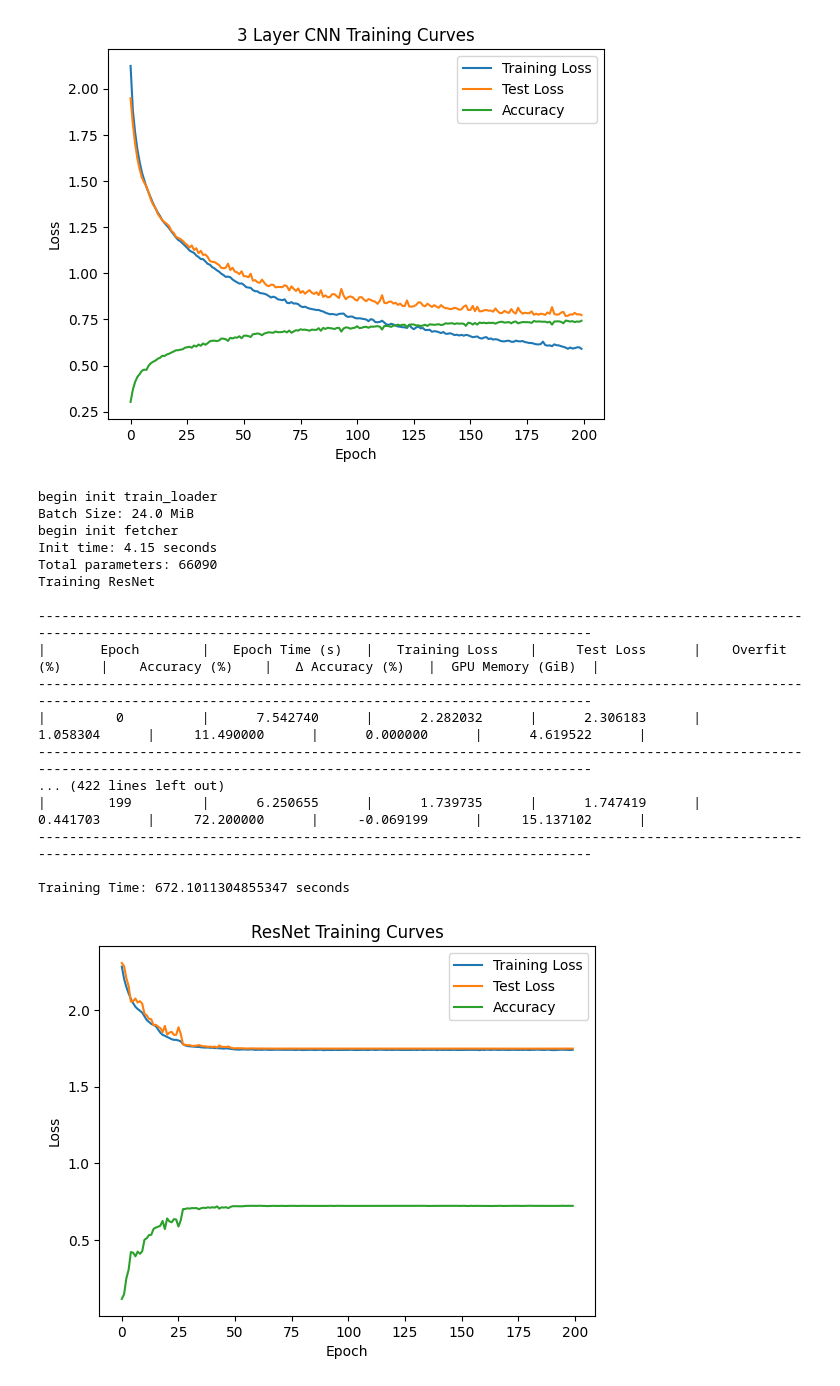
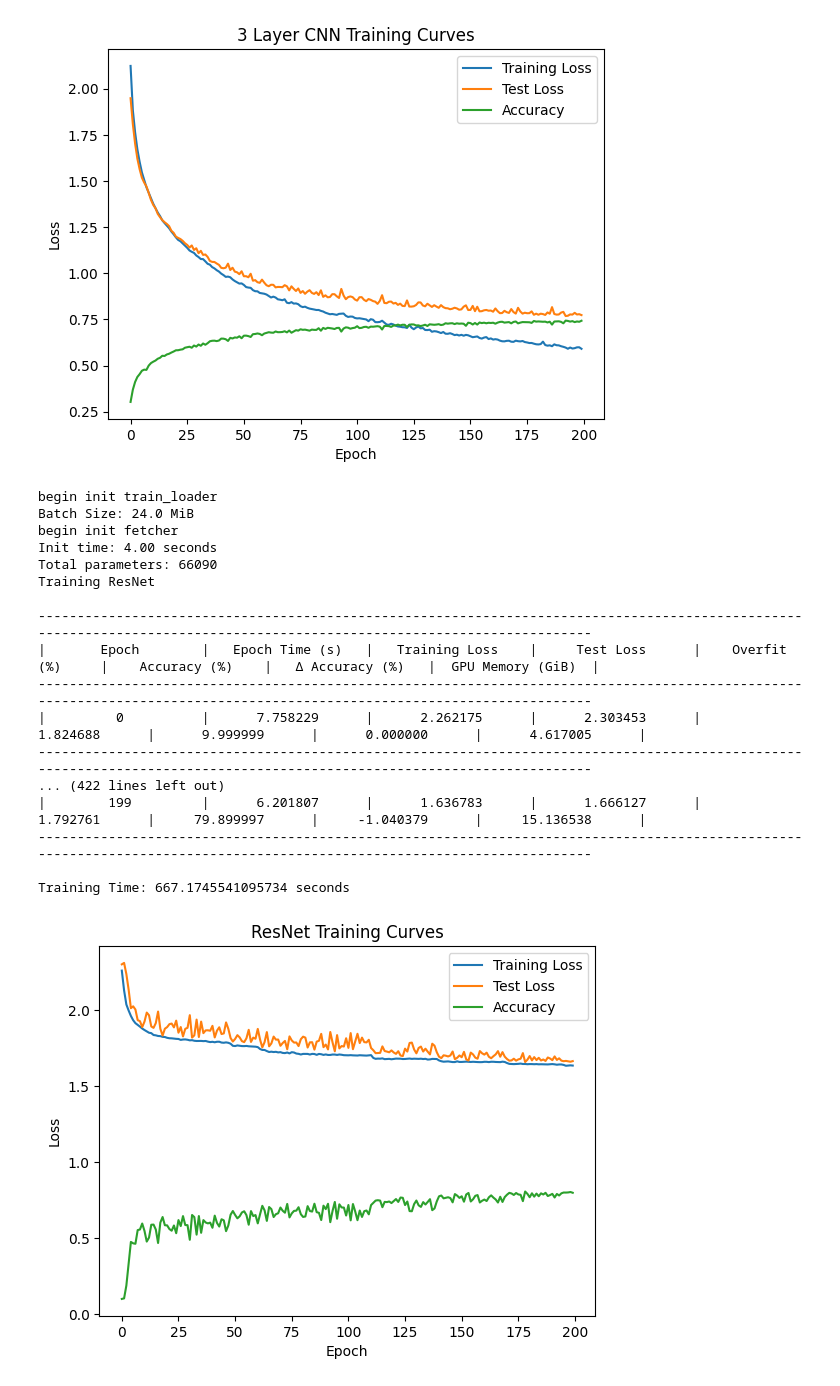
Before and after one commit to jaskinkabir/Intro_ML, a Jupyter notebook: HM7/HM7.ipynb, the cells around one changed output. Cells and saved outputs as stored; diff of their text form; code cells hidden in the pictures.

```diff
--- a/HM7/HM7.ipynb
+++ b/HM7/HM7.ipynb
@@ -338,21 +338,21 @@ params = sum(p.numel() for p in model_1a.parameters() if p.requires_grad)
 print(f"Total parameters: {params}")
 print(model_1a.stack)
 
-# model_1a.train_model(
-#     epochs=200,
-#     train_loader=train_loader_cuda,
-#     train_len=len(train_loader),
-#     test_loader=test_loader_cuda,
-#     test_len=len(test_loader),
-#     test_size = len(cifar10_test),
-#     loss_fn=nn.CrossEntropyLoss(),
-#     optimizer=torch.optim.Adam,
-#     optimizer_kwargs={'lr': 1e-3, 'weight_decay': 1e-2},
-#     print_epoch=1,
-#     header_epoch=15,
-#     #Disable scheduling
-#     sched_patience = 200
-# )
+model_1a.train_model(
+    epochs=200,
+    train_loader=train_loader_cuda,
+    train_len=len(train_loader),
+    test_loader=test_loader_cuda,
+    test_len=len(test_loader),
+    test_size = len(cifar10_test),
+    loss_fn=nn.CrossEntropyLoss(),
+    optimizer=torch.optim.Adam,
+    optimizer_kwargs={'lr': 1e-3, 'weight_decay': 1e-2},
+    print_epoch=1,
+    header_epoch=15,
+    #Disable scheduling
+    sched_patience = 200
+)
 
 del train_loader
 del test_loader
@@ -673,37 +673,39 @@ resnet = ResNet(
 print(f"Init time: {(time.time() - start):.2f} seconds")
 params = sum(p.numel() for p in resnet.parameters() if p.requires_grad)
 print(f"Total parameters: {params}")
 resnet.train_model(
     epochs=200,
     train_loader=train_loader_cuda,
     train_len=len(train_loader),
     test_loader=test_loader_cuda,
     test_len=len(test_loader),
     test_size=len(cifar10_test),
     loss_fn=nn.CrossEntropyLoss(),
     optimizer = torch.optim.Adam,
-    optimizer_kwargs={'lr': 1e-3, 'weight_decay': 7e-3},
-    print_epoch=1
+    optimizer_kwargs={'lr': 2e-3, 'weight_decay': 7e-3},
+    print_epoch = 1,
+    sched_factor = 0.6,
+    sched_patience = 15
 )
 
 
 resnet.plot_training("ResNet Training Curves")
 # %% [output]
 begin init train_loader
 Batch Size: 24.0 MiB
 begin init fetcher
-Init time: 4.15 seconds
+Init time: 4.00 seconds
 Total parameters: 66090
 Training ResNet
 
 -------------------------------------------------------------------------------------------------------------------------------------------------------------------------
 |       Epoch        |   Epoch Time (s)   |   Training Loss    |     Test Loss      |    Overfit (%)     |    Accuracy (%)    |   Δ Accuracy (%)   |  GPU Memory (GiB)  |
 -------------------------------------------------------------------------------------------------------------------------------------------------------------------------
-|         0          |      7.542740      |      2.282032      |      2.306183      |      1.058304      |     11.490000      |      0.000000      |      4.619522      |
+|         0          |      7.758229      |      2.262175      |      2.303453      |      1.824688      |      9.999999      |      0.000000      |      4.617005      |
 -------------------------------------------------------------------------------------------------------------------------------------------------------------------------
 ... (422 lines left out)
-|        199         |      6.250655      |      1.739735      |      1.747419      |      0.441703      |     72.200000      |     -0.069199      |     15.137102      |
+|        199         |      6.201807      |      1.636783      |      1.666127      |      1.792761      |     79.899997      |     -1.040379      |     15.136538      |
 -------------------------------------------------------------------------------------------------------------------------------------------------------------------------
 
-Training Time: 672.1011304855347 seconds
+Training Time: 667.1745541095734 seconds
-[figure, old version]
+[figure, new version]
```
Also changed, not shown: 1 other file.
